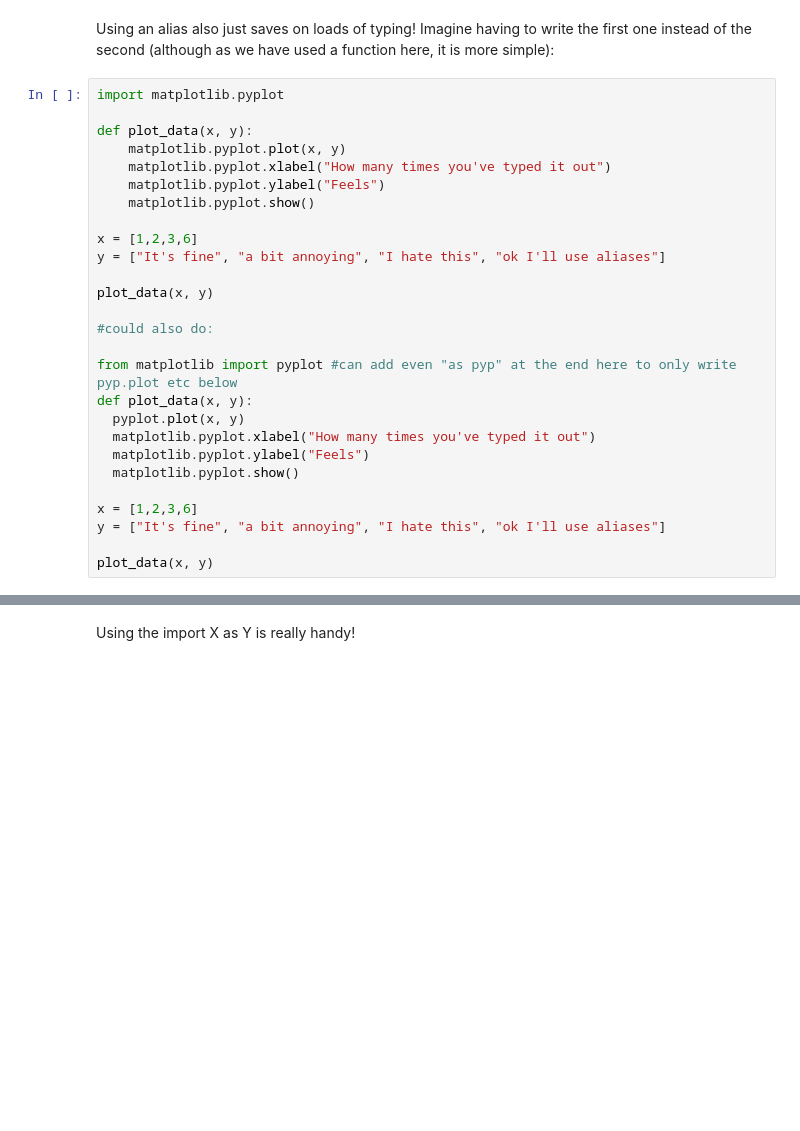
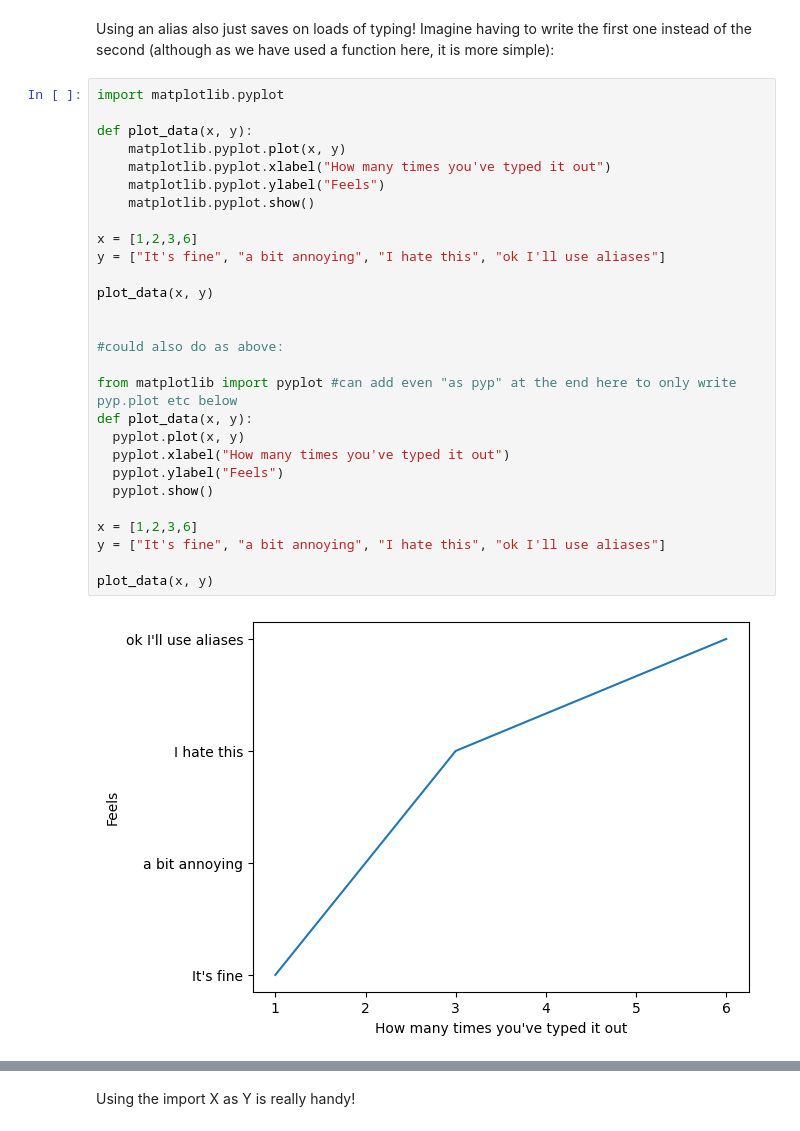
Before and after one commit to SaskiaCTyarks/PhysaliaPythonProgrammingForBiologists, a Jupyter notebook: Day3/P34B-Day3-Modules-Biopython.ipynb, the cells around one changed output, grey strips where cells are left out. Saved outputs shown, nothing was run; the diff lists cells and outputs as text; blank space fills up the shorter version.

```diff
--- a/Day3/P34B-Day3-Modules-Biopython.ipynb
+++ b/Day3/P34B-Day3-Modules-Biopython.ipynb
@@ -89,27 +89,30 @@ Using an alias also just saves on loads of typing! Imagine having to write the f
 # %%
 import matplotlib.pyplot
 
 def plot_data(x, y):
     matplotlib.pyplot.plot(x, y)
     matplotlib.pyplot.xlabel("How many times you've typed it out")
     matplotlib.pyplot.ylabel("Feels")
     matplotlib.pyplot.show()
 
 x = [1,2,3,6]
 y = ["It's fine", "a bit annoying", "I hate this", "ok I'll use aliases"]
 
 plot_data(x, y)
 
-#could also do:
+
+#could also do as above:
 
 from matplotlib import pyplot #can add even "as pyp" at the end here to only write pyp.plot etc below
 def plot_data(x, y):
   pyplot.plot(x, y)
-  matplotlib.pyplot.xlabel("How many times you've typed it out")
-  matplotlib.pyplot.ylabel("Feels")
-  matplotlib.pyplot.show()
+  pyplot.xlabel("How many times you've typed it out")
+  pyplot.ylabel("Feels")
+  pyplot.show()
 
 x = [1,2,3,6]
 y = ["It's fine", "a bit annoying", "I hate this", "ok I'll use aliases"]
 
 plot_data(x, y)
+# %% [output]
+[figure, added]
```
Also changed, not shown: parts of 6 cells of this notebook.
